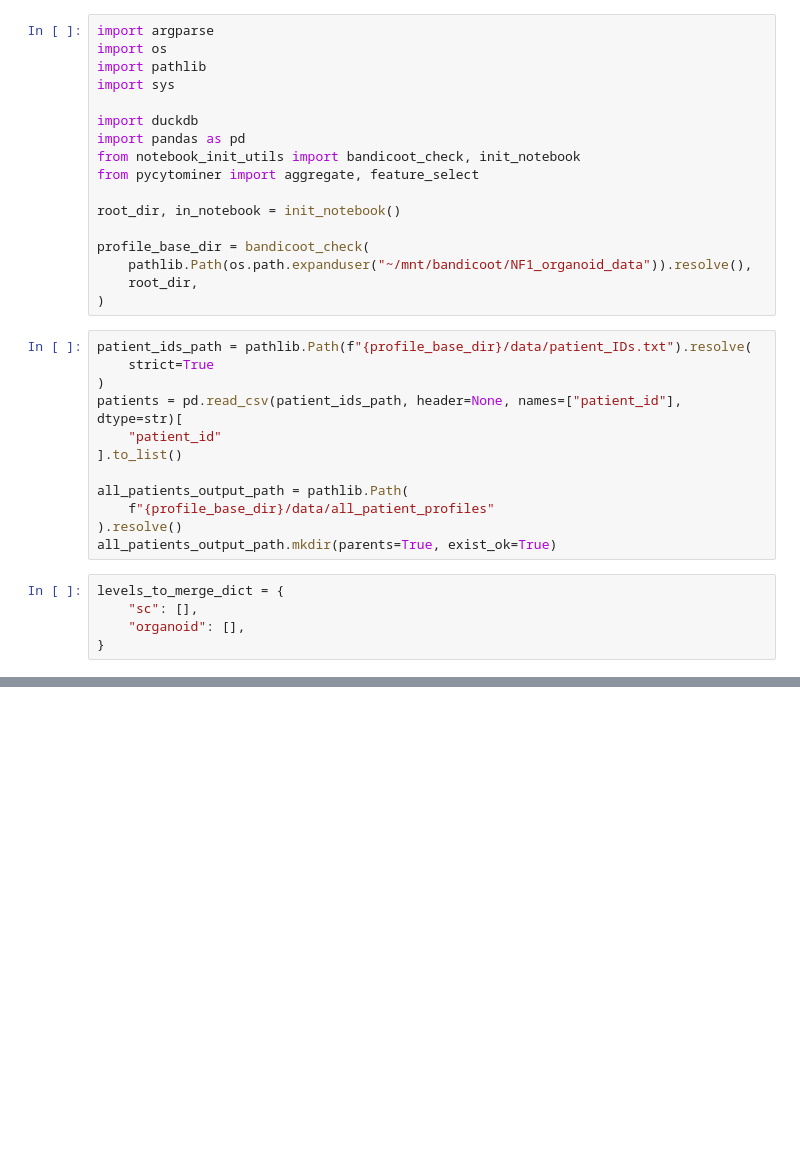
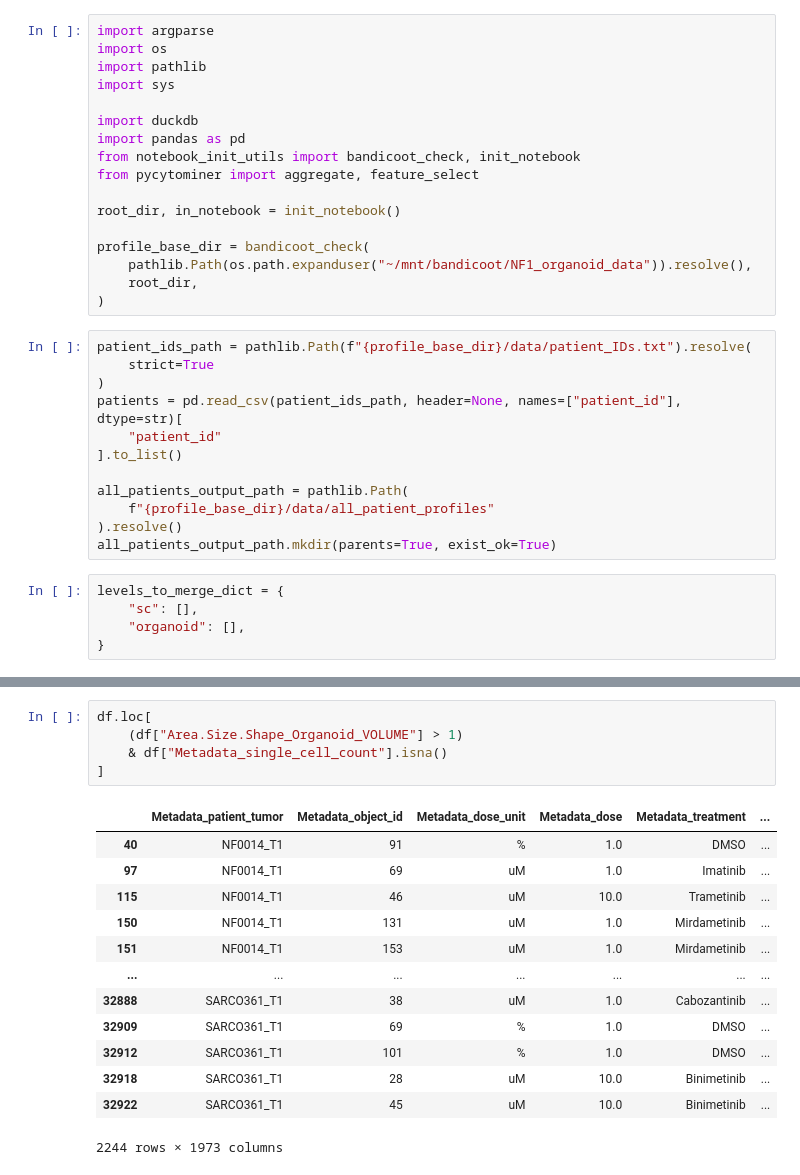
Before and after one commit to MikeLippincott/NF1_3D_organoid_profiling_pipeline, a Jupyter notebook: 4.processing_image_based_profiles/notebooks/12.combine_patients.ipynb, the cells around one changed output, grey strips where cells are left out. Drawn from its saved outputs; the diff is of its cells as text; blank space fills up the shorter version.

```diff
--- a/4.processing_image_based_profiles/notebooks/12.combine_patients.ipynb
+++ b/4.processing_image_based_profiles/notebooks/12.combine_patients.ipynb
@@ -301,0 +332,19 @@ The number features after feature selection: 1980
+# %%
+df.loc[
+    (df["Area.Size.Shape_Organoid_VOLUME"] > 1)
+    & df["Metadata_single_cell_count"].isna()
+]
+# %% [output]
+|  | Metadata_patient_tumor | Metadata_object_id | Metadata_dose_unit | Metadata_dose | Metadata_treatment | ... |
+| 40 | NF0014_T1 | 91 | % | 1.0 | DMSO | ... |
+| 97 | NF0014_T1 | 69 | uM | 1.0 | Imatinib | ... |
+| 115 | NF0014_T1 | 46 | uM | 10.0 | Trametinib | ... |
+| 150 | NF0014_T1 | 131 | uM | 1.0 | Mirdametinib | ... |
+| 151 | NF0014_T1 | 153 | uM | 1.0 | Mirdametinib | ... |
+| ... | ... | ... | ... | ... | ... | ... |
+| 32888 | SARCO361_T1 | 38 | uM | 1.0 | Cabozantinib | ... |
+| 32909 | SARCO361_T1 | 69 | % | 1.0 | DMSO | ... |
+| 32912 | SARCO361_T1 | 101 | % | 1.0 | DMSO | ... |
+| 32918 | SARCO361_T1 | 28 | uM | 10.0 | Binimetinib | ... |
+| 32922 | SARCO361_T1 | 45 | uM | 10.0 | Binimetinib | ... |
+2244 rows × 1973 columns
```
Also changed, not shown: parts of 7 cells of this notebook, 23 other files.
